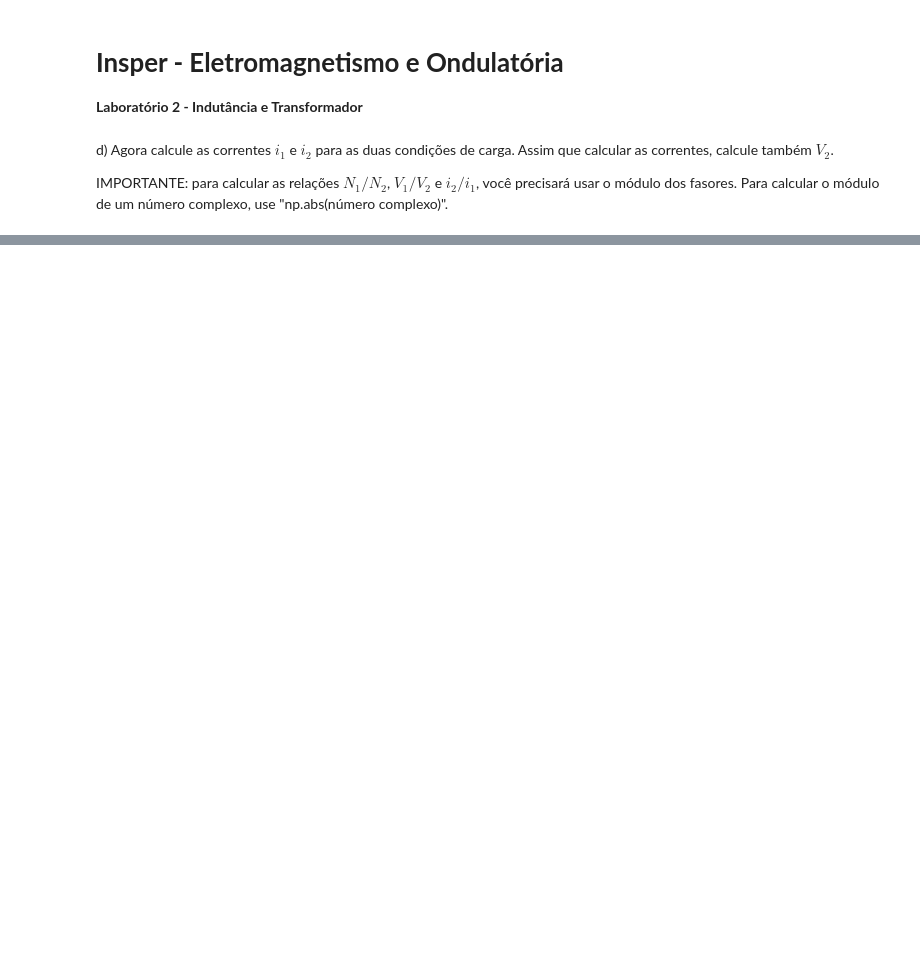
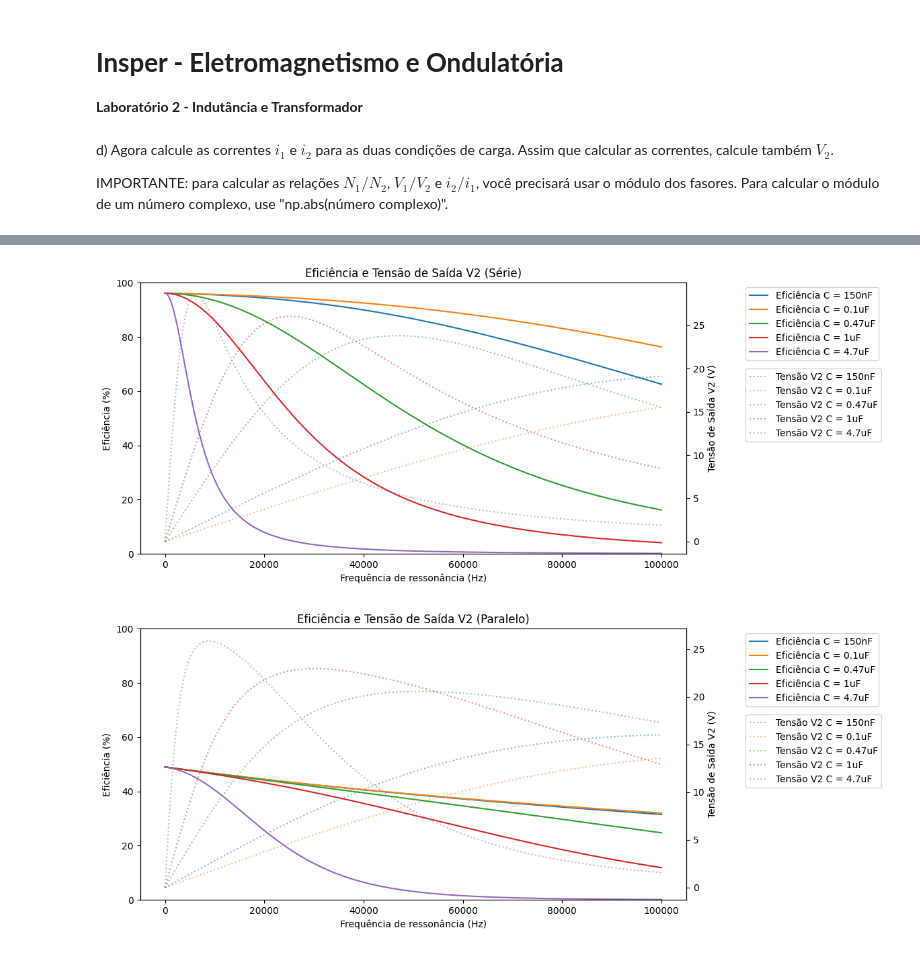
Before and after one commit to Edu0liveira2/Projeto_Eletromag, a Jupyter notebook: Projeto.ipynb, the cells around one changed output, grey strips where cells are left out. Drawn from its saved outputs; the diff is of its cells as text; code cells hidden in the pictures; blank space fills up the shorter version.

Commit message:
Gráficos

```diff
--- a/Projeto.ipynb
+++ b/Projeto.ipynb
@@ -13,7 +13,7 @@ import matplotlib.pyplot as plt
 Capacitores = [150*1e-9, 0.1*1e-6, 0.47*1e-6, 1e-6, 4.7*1e-6]
 Css = ['150nF', '0.1uF', '0.47uF', '1uF', '4.7uF']
 fs = np.arange(1, 100*1e3, 10)
-Rc = np.arange(5,30,5)
+Rc = 5
 k = 0.2
 Uf = 12
 
@@ -133,0 +162,55 @@ Relação V1/V2: 5.951977
+# %%
+# Figura 1: Eficiência e Tensão de Saída (Série)
+fig2, ax2 = plt.subplots(figsize=(12, 5))
+
+# Eixo da esquerda (Eficiência)
+for i, c in enumerate(Capacitores):
+    ax2.plot(fs, resultados_serie[c]['n'], linestyle='-', label=f'Eficiência C = {Css[i]}')
+ax2.set_xlabel('Frequência de ressonância (Hz)')
+ax2.set_ylabel('Eficiência (%)')
+ax2.set_title('Eficiência e Tensão de Saída V2 (Série)')
+ax2.set_ylim(0, 100)
+
+# Criando o segundo eixo y para a tensão de saída
+ax2_2 = ax2.twinx()
+for i, c in enumerate(Capacitores):
+    ax2_2.plot(fs, resultados_serie[c]['V2'], alpha=0.5, linestyle='dotted', label=f'Tensão V2 C = {Css[i]}')
+ax2_2.set_ylabel('Tensão de Saída V2 (V)')
+
+# Movendo as legendas para a direita do gráfico
+ax2.legend(loc='upper left', bbox_to_anchor=(1.1, 1))
+ax2_2.legend(loc='upper left', bbox_to_anchor=(1.1, 0.7))
+
+# Ajustando o layout da segunda figura
+fig2.tight_layout()
+plt.show()
+
+
+
+# Figura 2: Eficiência e Tensão de Saída (Paralelo)
+fig1, ax1 = plt.subplots(figsize=(12, 5))
+
+# Eixo da esquerda (Eficiência)
+for i, c in enumerate(Capacitores):
+    ax1.plot(fs, resultados_paralelo[c]['n'], linestyle='-', label=f'Eficiência C = {Css[i]}')
+ax1.set_xlabel('Frequência de ressonância (Hz)')
+ax1.set_ylabel('Eficiência (%)')
+ax1.set_title('Eficiência e Tensão de Saída V2 (Paralelo)')
+ax1.set_ylim(0, 100)
+
+# Criando o segundo eixo y para a tensão de saída
+ax1_2 = ax1.twinx()
+for i, c in enumerate(Capacitores):
+    ax1_2.plot(fs, resultados_paralelo[c]['V2'], alpha=0.5, linestyle='dotted', label=f'Tensão V2 C = {Css[i]}')
+ax1_2.set_ylabel('Tensão de Saída V2 (V)')
+
+# Movendo as legendas p  ara a direita do gráfico
+ax1.legend(loc='upper left', bbox_to_anchor=(1.1, 1))
+ax1_2.legend(loc='upper left', bbox_to_anchor=(1.1, 0.7))
+
+# Ajustando o layout da primeira figura
+fig1.tight_layout()
+plt.show()
+# %% [output]
+[figure, added]
+[figure, added]
```
Also changed, not shown: parts of 3 cells of this notebook.
